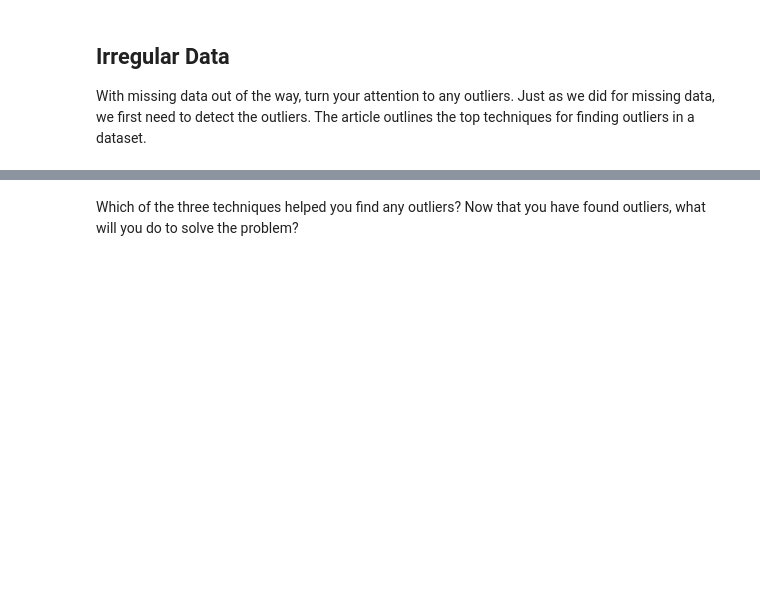
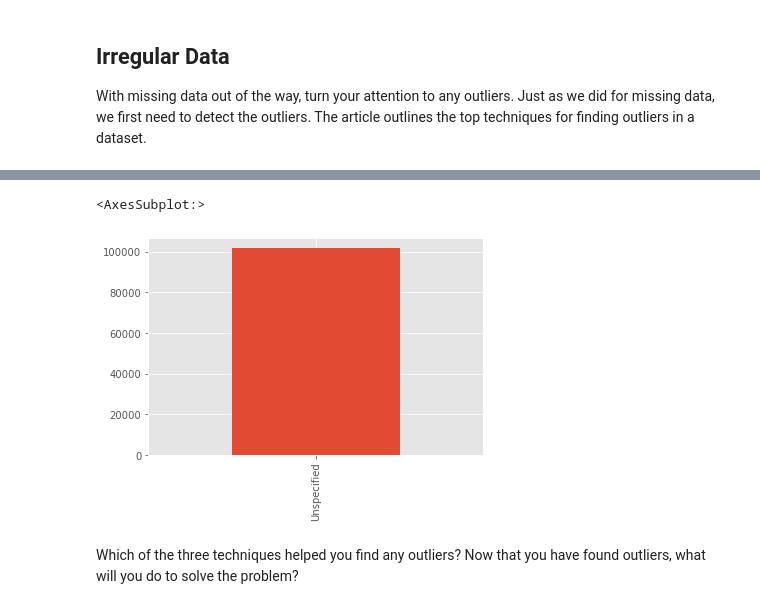
Before and after one commit to Jeeper25/cleaning-data, a Jupyter notebook: Cleaning Data Exercises.ipynb, the cells around one changed output, grey strips where cells are left out. Drawn from its saved outputs; the diff is of its cells as text; code cells hidden in the pictures; blank space fills up the shorter version.

```diff
--- a/Cleaning Data Exercises.ipynb
+++ b/Cleaning Data Exercises.ipynb
@@ -46,5 +186,9 @@ With missing data out of the way, turn your attention to any outliers. Just as w
 # %%
 # Plot a bar chart
+df['School Name'].value_counts().plot.bar()
+# %% [output]
+<AxesSubplot:>
+[figure, added]
 # %% [markdown]
 Which of the three techniques helped you find any outliers? Now that you have found outliers, what will you do to solve the problem?
 # %%
```
Also changed, not shown: parts of 11 cells of this notebook.
